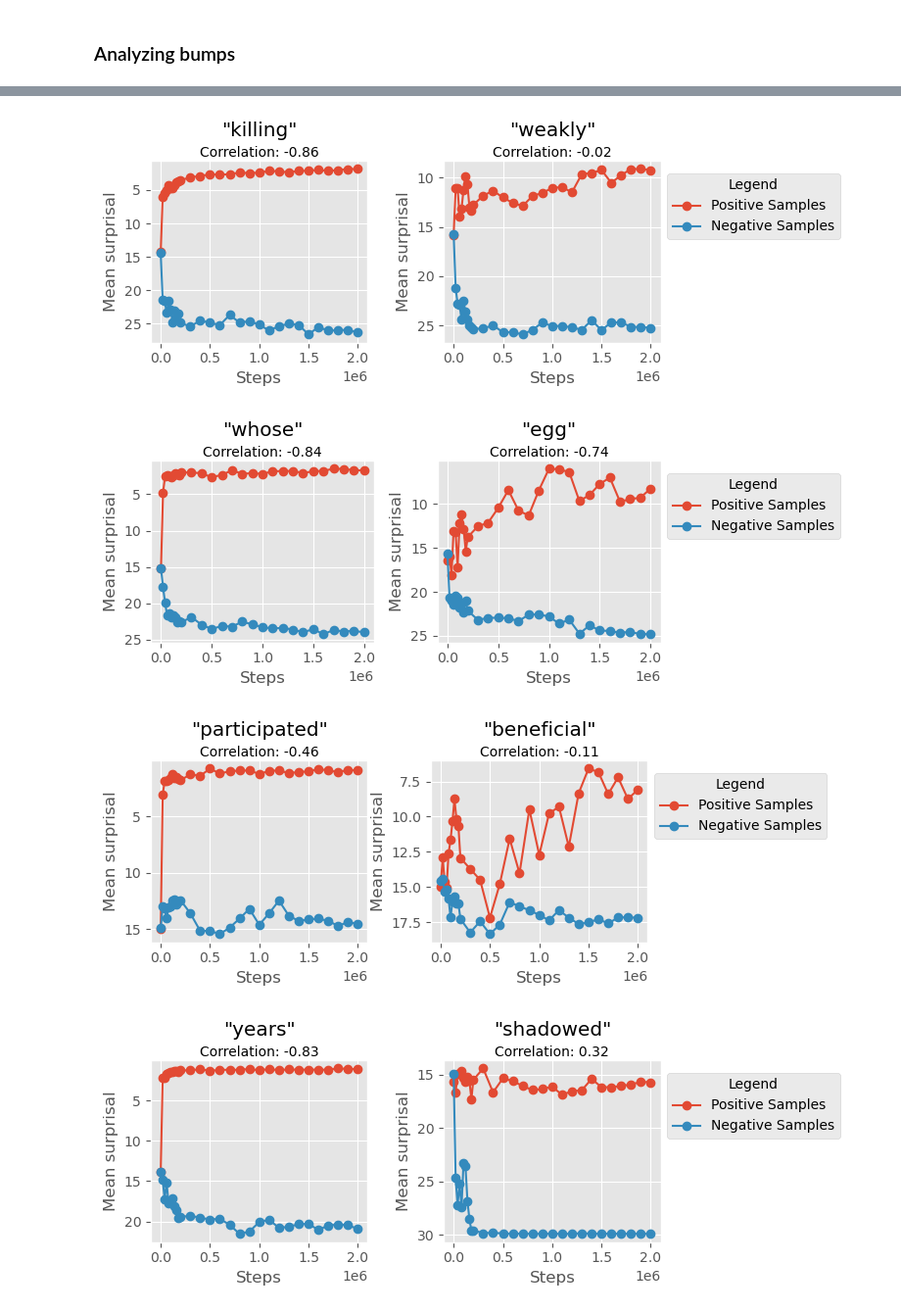
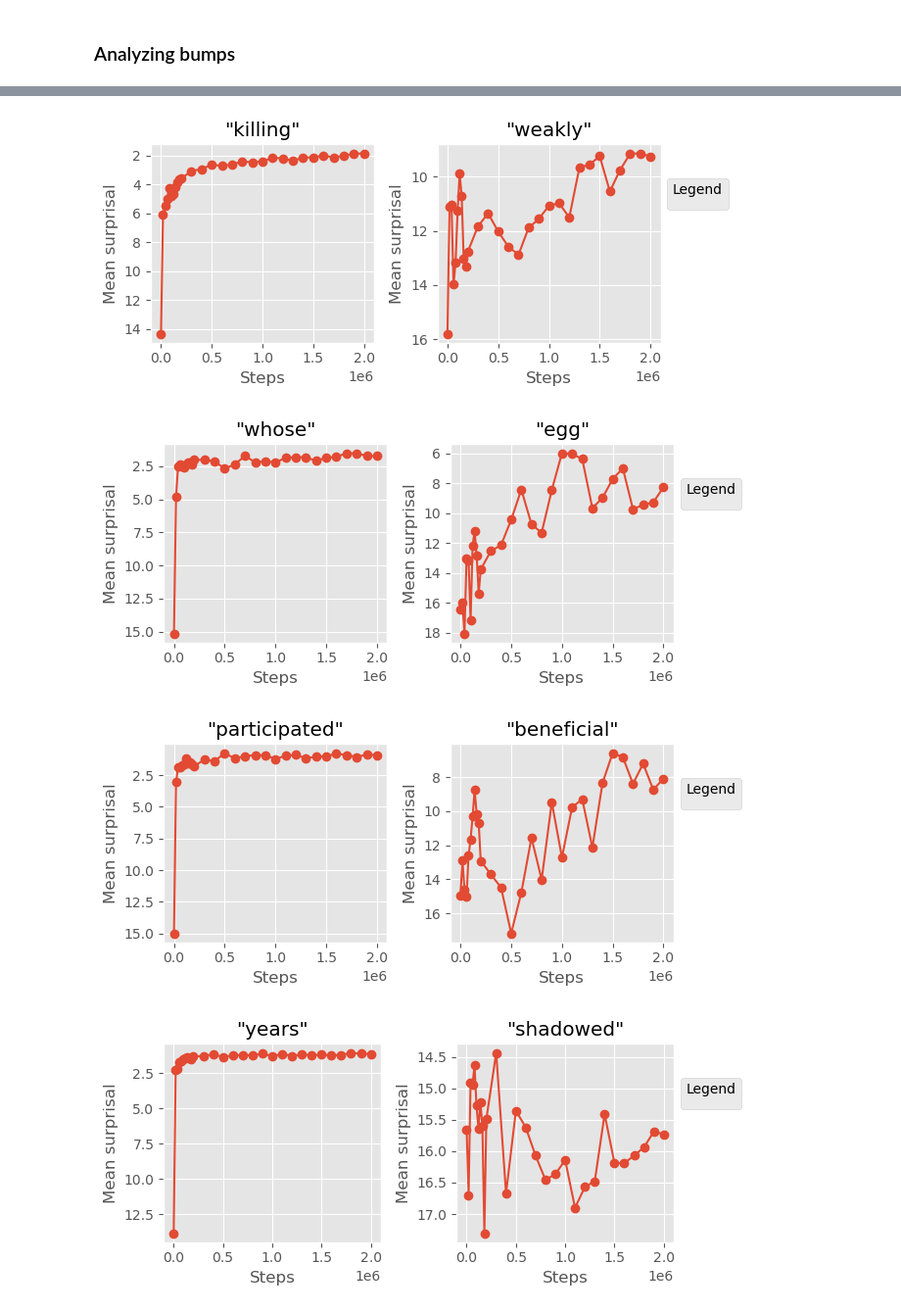
Before and after one commit to NazaninShafiabadi/NeuralLMs, a Jupyter notebook: src/bumps.ipynb, the cells around one changed output, grey strips where cells are left out. Shown at 98% size. Drawn from its saved outputs; the diff is of its cells as text; code cells hidden in the pictures.

```diff
--- a/src/bumps.ipynb
+++ b/src/bumps.ipynb
@@ -73,13 +139,13 @@ remarks:
 # %%
-plot_surprisals(['killing', 'weakly'], surprisals, neg_samples=True, first_step=False)           # 6 bumps
-plot_surprisals(['whose', 'egg'], surprisals, neg_samples=True, first_step=False)                # 7 bumps (also: 'forecast' - 'pioneering')
-plot_surprisals(['participated', 'beneficial'], surprisals, neg_samples=True, first_step=False)  # 8 bumps (also: 'landfall', 'defeating', 'tow', 'pairs' - 'symmetrical', 'melee')
-plot_surprisals(['years', 'shadowed'], surprisals, neg_samples=True, first_step=False)           # 9 bumps (also: 'game', 'different', 'given', 'poet' - 'conditioned', 'unharmed', 'remarkably')
-plot_surprisals(['begin', 'reflective'], surprisals, neg_samples=True, first_step=False)         # 10 bumps (also: 'bonus', 'practice' - 'offs')
-plot_surprisals(['preferring', 'jealous'], surprisals, neg_samples=True, first_step=False)       # 11 bumps (also: 'purely', 'tactic', 'religious' - 'ski')
-plot_surprisals(['reaching', 'gross'], surprisals, neg_samples=True, first_step=False)           # 12 bumps (also: 'our', 'already', 'projects', 'themselves' - 'setup', 'greens')
+plot_surprisals(['killing', 'weakly'], surprisals)           # 6 bumps, bumpiness levels: 1 and 5
+plot_surprisals(['whose', 'egg'], surprisals)                # 7 bumps, bumpiness levels: 1 and 6
+plot_surprisals(['participated', 'beneficial'], surprisals)  # 8 bumps, bumpiness levels: 0 and 7
+plot_surprisals(['years', 'shadowed'], surprisals)           # 9 bumps, bumpiness levels: 0 and 5
+plot_surprisals(['begin', 'reflective'], surprisals)         # 10 bumps, bumpiness levels: 2 and 7
+plot_surprisals(['preferring', 'jealous'], surprisals)       # 11 bumps, bumpiness levels: 0 and 9
+plot_surprisals(['reaching', 'gross'], surprisals)           # 12 bumps, bumpiness levels: 1 and 9
 # %% [output]
-[figure, old version]
+[figure, new version]
-[figure, old version]
+[figure, new version]
-[figure, old version]
+[figure, new version]
-[figure, old version]
+[figure, new version]
```
Also changed, not shown: parts of 9 cells of this notebook.
